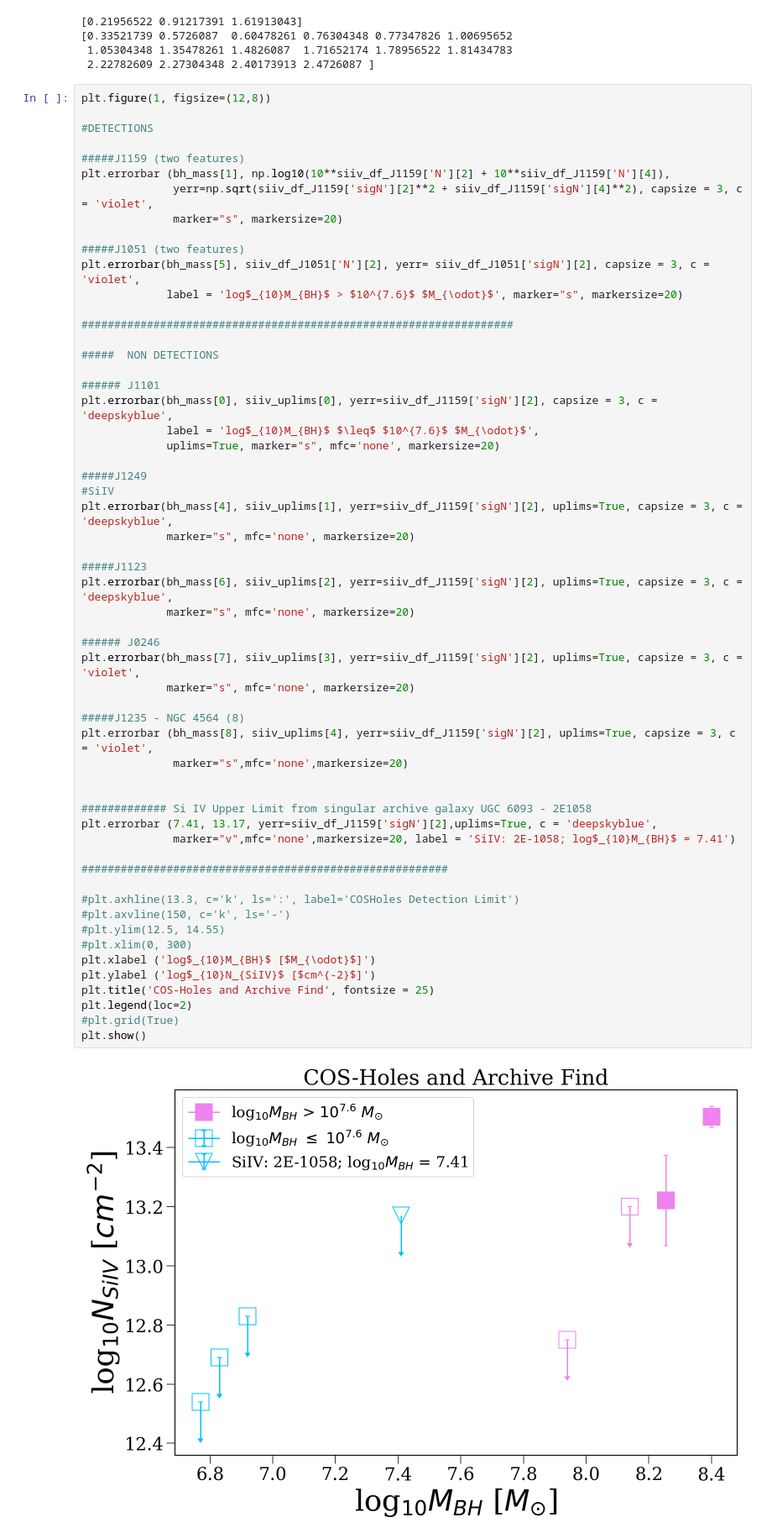
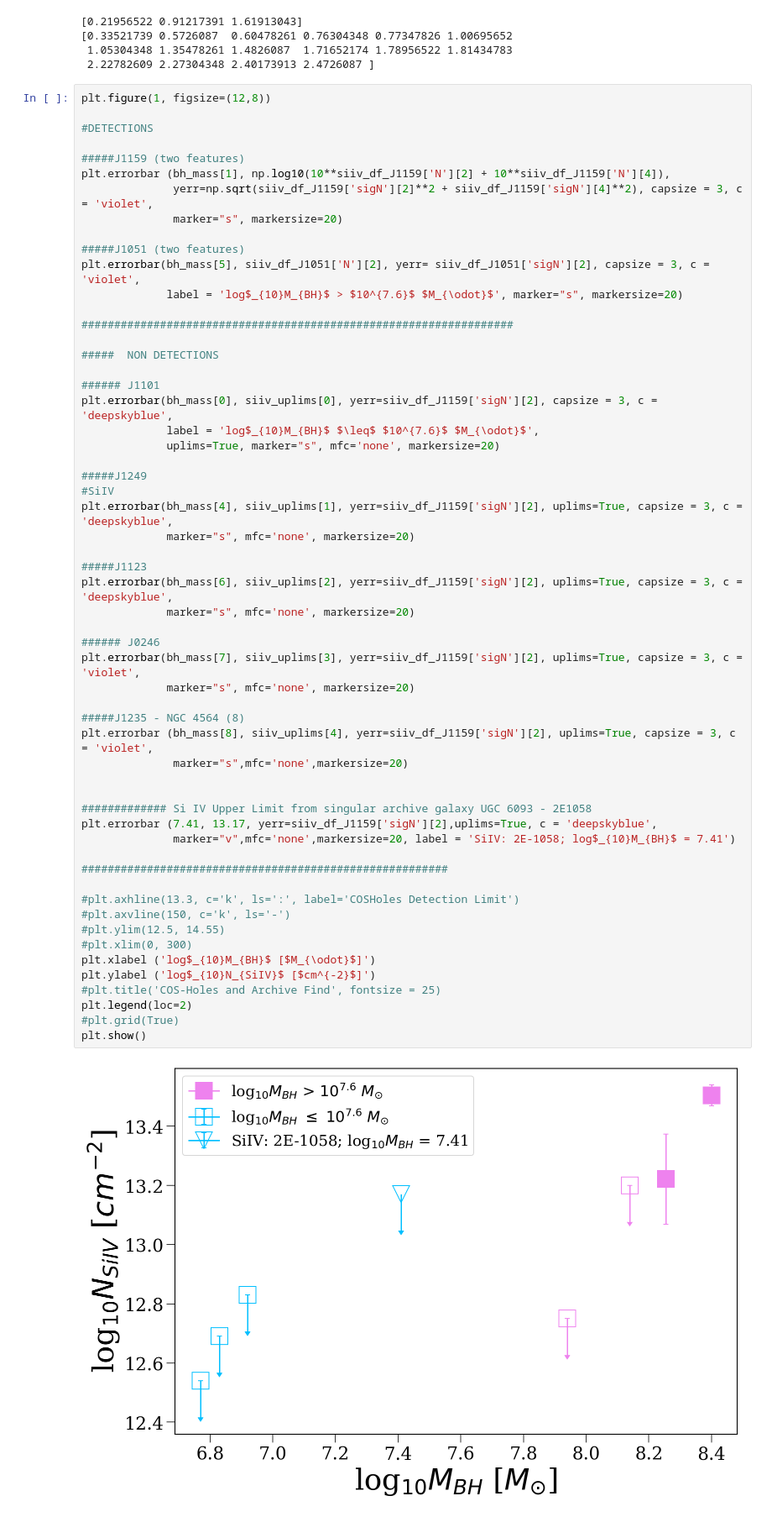
Before and after one commit to samlugarza/COS-Holes, a Jupyter notebook: veeper_and_voigt/COS-Holes_SiIV_Analysis.ipynb, the cells around one changed output. Shown at 84% size. Saved outputs shown, nothing was run; the diff lists cells and outputs as text.

```diff
--- a/veeper_and_voigt/COS-Holes_SiIV_Analysis.ipynb
+++ b/veeper_and_voigt/COS-Holes_SiIV_Analysis.ipynb
@@ -204,35 +204,35 @@ plt.errorbar(bh_mass[4], siiv_uplims[1], yerr=siiv_df_J1159['sigN'][2], uplims=T
 
 #####J1123
 plt.errorbar(bh_mass[6], siiv_uplims[2], yerr=siiv_df_J1159['sigN'][2], uplims=True, capsize = 3, c = 'deepskyblue',
              marker="s", mfc='none', markersize=20)
 
 ###### J0246
 plt.errorbar(bh_mass[7], siiv_uplims[3], yerr=siiv_df_J1159['sigN'][2], uplims=True, capsize = 3, c = 'violet',
              marker="s", mfc='none', markersize=20)
 
 #####J1235 - NGC 4564 (8)
 plt.errorbar (bh_mass[8], siiv_uplims[4], yerr=siiv_df_J1159['sigN'][2], uplims=True, capsize = 3, c = 'violet',
               marker="s",mfc='none',markersize=20)
 
 
 ############# Si IV Upper Limit from singular archive galaxy UGC 6093 - 2E1058
 plt.errorbar (7.41, 13.17, yerr=siiv_df_J1159['sigN'][2],uplims=True, c = 'deepskyblue',
               marker="v",mfc='none',markersize=20, label = 'SiIV: 2E-1058; log$_{10}M_{BH}$ = 7.41')
 
 ########################################################
 
 #plt.axhline(13.3, c='k', ls=':', label='COSHoles Detection Limit')
 #plt.axvline(150, c='k', ls='-')
 #plt.ylim(12.5, 14.55)
 #plt.xlim(0, 300)
 plt.xlabel ('log$_{10}M_{BH}$ [$M_{\odot}$]')
 plt.ylabel ('log$_{10}N_{SiIV}$ [$cm^{-2}$]')
-plt.title('COS-Holes and Archive Find', fontsize = 25)
+#plt.title('COS-Holes and Archive Find', fontsize = 25)
 plt.legend(loc=2)
 #plt.grid(True)
 plt.show()
 # %% [output]
-[figure, old version]
+[figure, new version]
 # %%
 plt.figure(1, figsize=(12,8))
 
```
Also changed, not shown: parts of 4 cells of this notebook, 2 other files.
